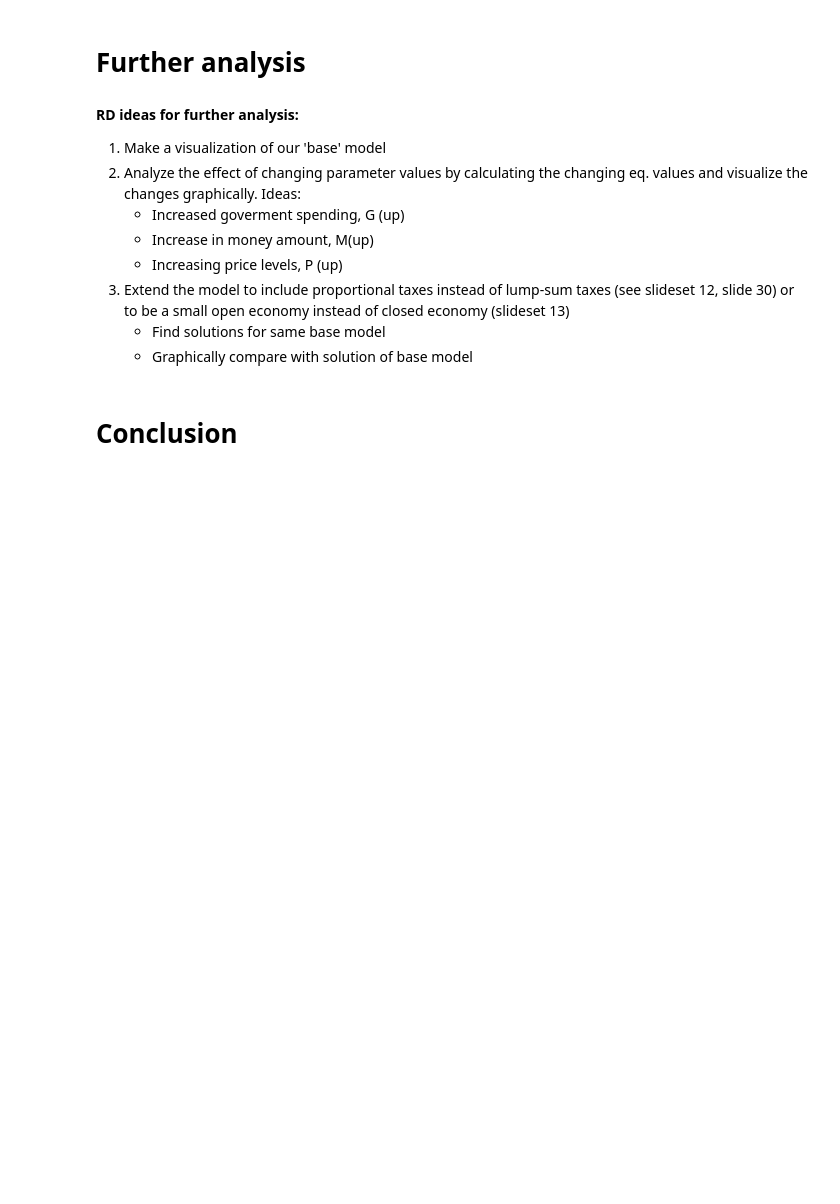
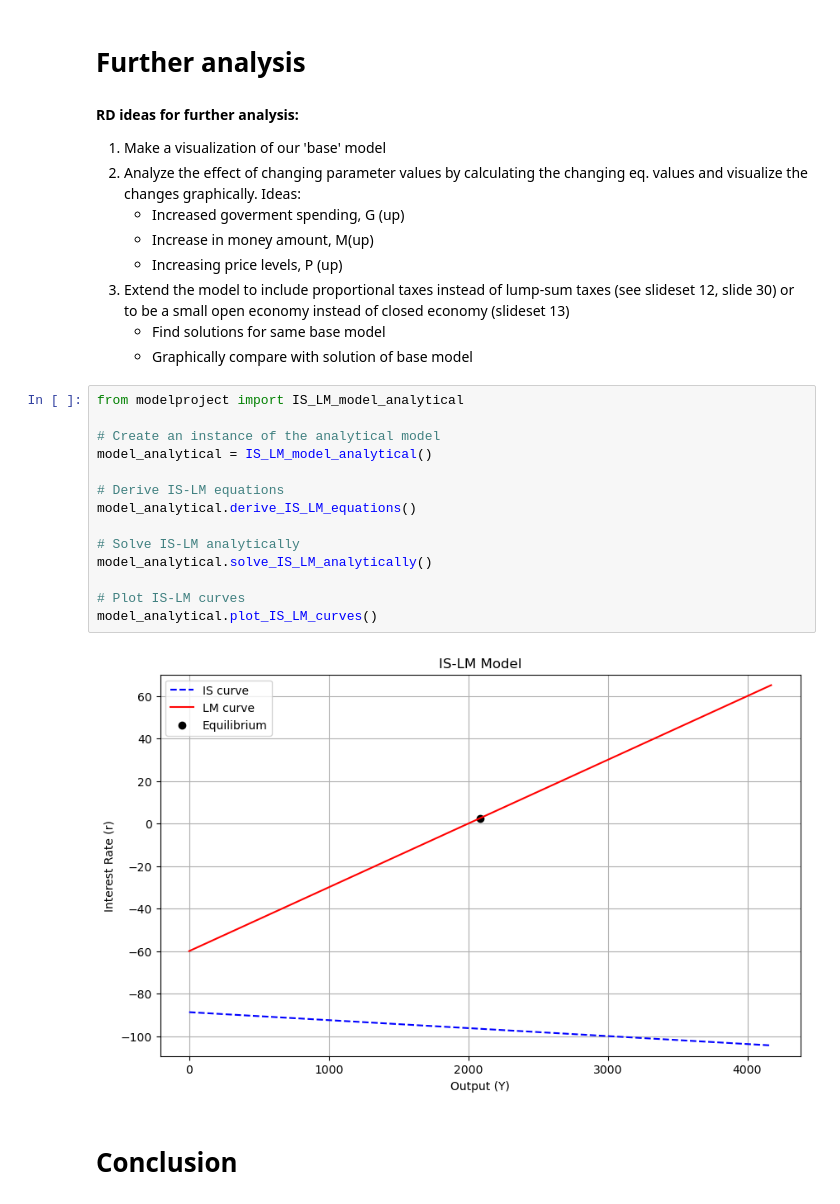
Before and after one commit to NumEconCopenhagen/projects-2024-econtechvets, a Jupyter notebook: modelproject/modelproject.ipynb, the cells around one changed output. Drawn from its saved outputs; the diff is of its cells as text; blank space fills up the shorter version.

Commit message:
Graphs

```diff
--- a/modelproject/modelproject.ipynb
+++ b/modelproject/modelproject.ipynb
@@ -122,6 +101,22 @@ We notice the results for the numerical solution to be identical to the analytic
 3. Extend the model to include proportional taxes instead of lump-sum taxes (see slideset 12, slide 30) or to be a small open economy instead of closed economy (slideset 13)
     - Find solutions for same base model
     - Graphically compare with solution of base model
+# %%
+from modelproject import IS_LM_model_analytical
+
+# Create an instance of the analytical model
+model_analytical = IS_LM_model_analytical()
+
+# Derive IS-LM equations
+model_analytical.derive_IS_LM_equations()
+
+# Solve IS-LM analytically
+model_analytical.solve_IS_LM_analytically()
+
+# Plot IS-LM curves
+model_analytical.plot_IS_LM_curves()
+# %% [output]
+[figure, added]
 # %% [markdown]
 # Conclusion
 # %% [markdown]
```
Also changed, not shown: parts of 4 cells of this notebook, 1 other file.
